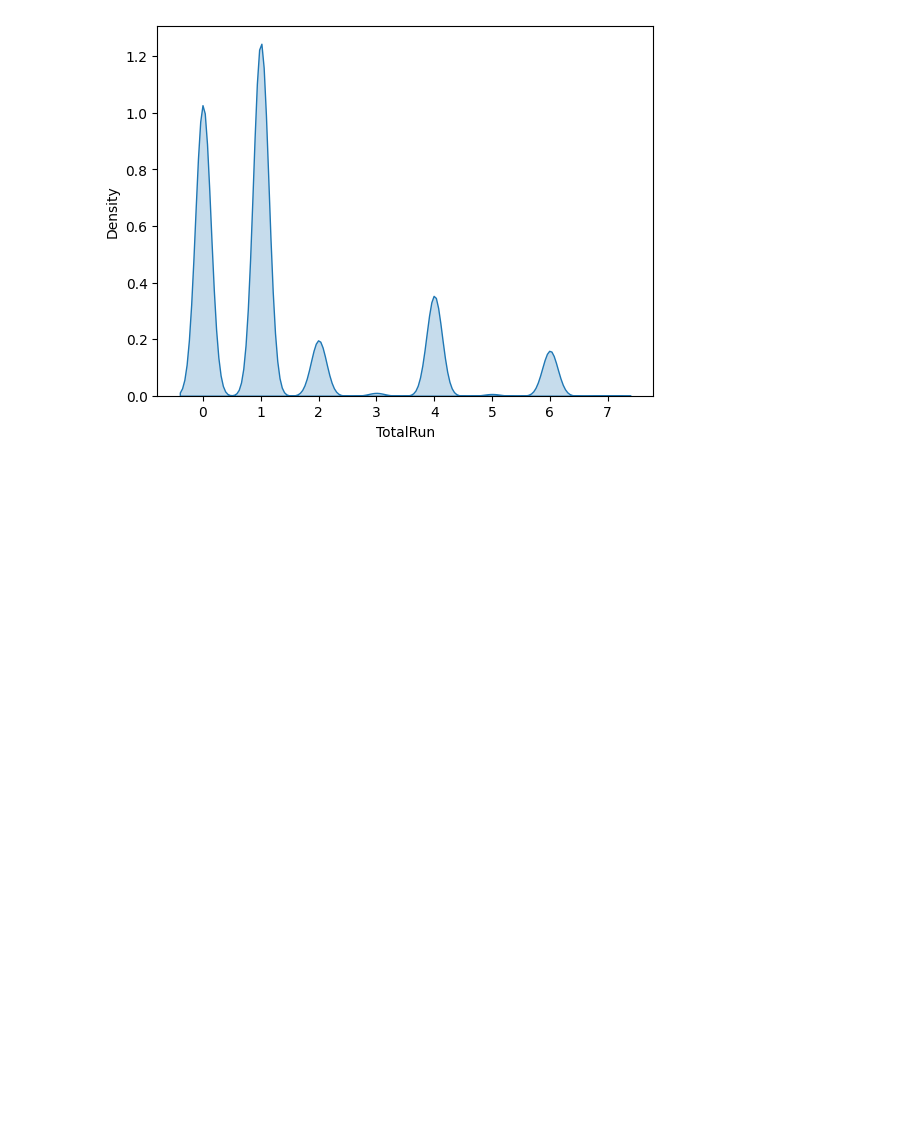
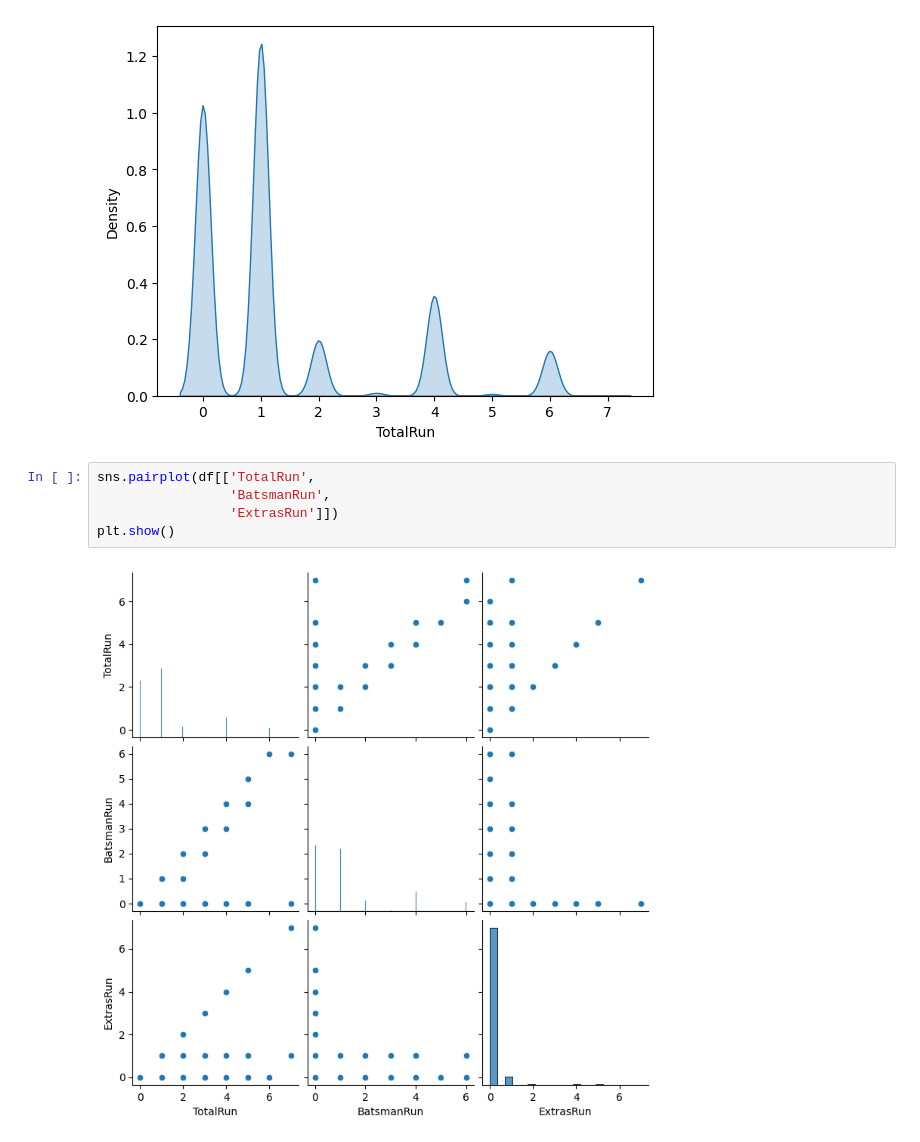
Before and after one commit to samifahim07/Smart-Cricket-Analytics-Ball-by-Ball-Event-Prediction-using-Machine-Learning, a Jupyter notebook: smart_analysis.ipynb, the cells around one changed output. Saved outputs shown, nothing was run; the diff lists cells and outputs as text; blank space fills up the shorter version.

```diff
--- a/smart_analysis.ipynb
+++ b/smart_analysis.ipynb
@@ -182,3 +182,10 @@ sns.kdeplot(df['TotalRun'], fill=True)
 plt.show()
 # %% [output]
 [figure]
+# %%
+sns.pairplot(df[['TotalRun',
+                 'BatsmanRun',
+                 'ExtrasRun']])
+plt.show()
+# %% [output]
+[figure, added]
```
